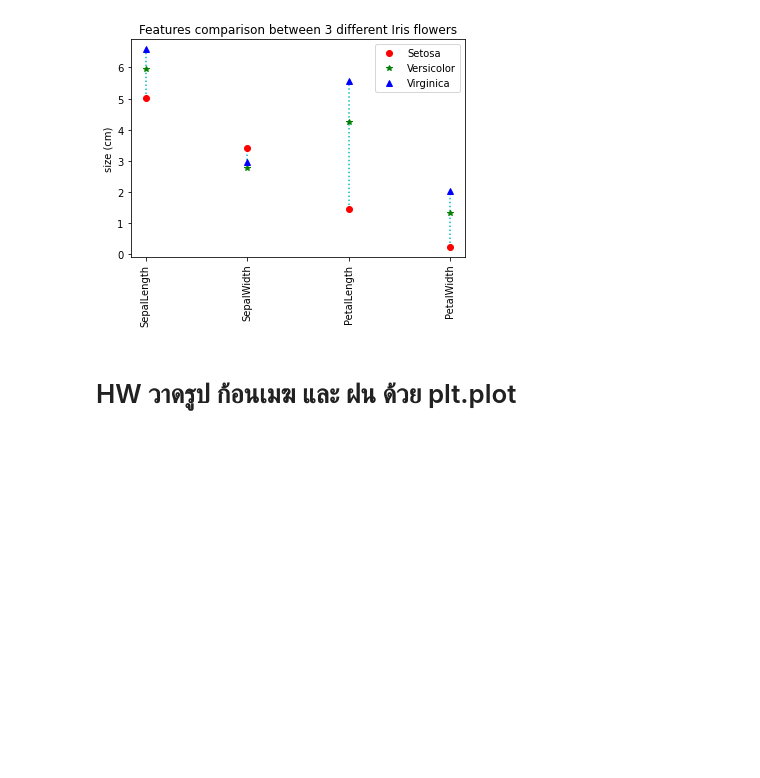
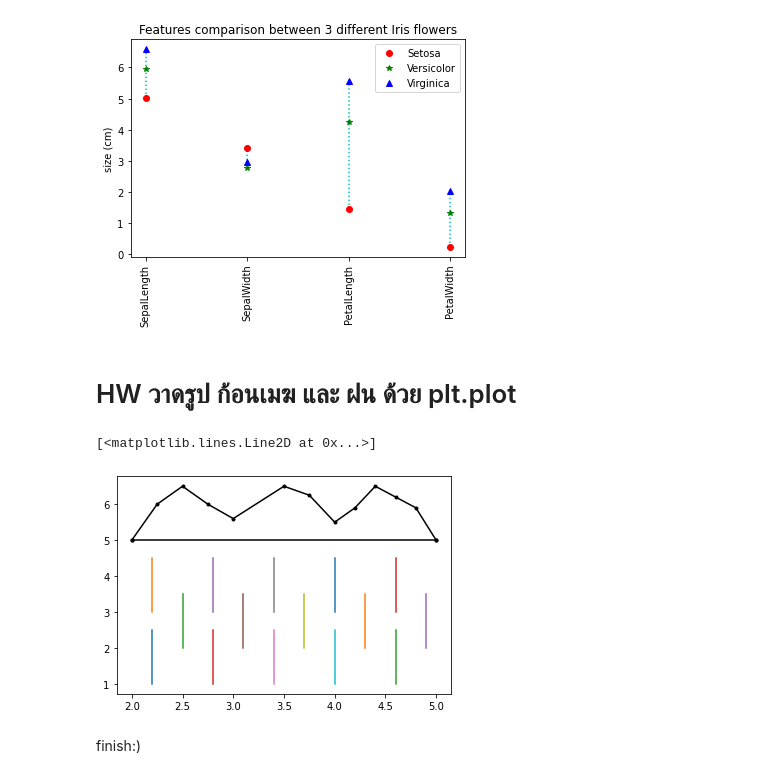
Before and after one commit to PhinyadaPhen/data_viz_2022, a Jupyter notebook: DataViz04_Data_Comparison.ipynb, the cells around one changed output. Cells and saved outputs as stored; diff of their text form; code cells hidden in the pictures; blank space fills up the shorter version.

```diff
--- a/DataViz04_Data_Comparison.ipynb
+++ b/DataViz04_Data_Comparison.ipynb
@@ -157,3 +157,22 @@ plt.ylabel('size (cm)');
 [figure]
 # %% [markdown]
 # HW วาดรูป ก้อนเมฆ และ ฝน ด้วย plt.plot
+# %%
+plt.plot([2,5],[5,5],'k.-')
+plt.plot([2,2.25,2.5,2.75,3,3.5,3.75,4,4.2,4.4,4.6,4.8,5],[5,6,6.5,6,5.6,6.5,6.25,5.5,5.9,6.5,6.2,5.9,5],'k.-')
+
+plt.plot([2.2,2.2],[1,2.5],[2.2,2.2],[3,4.5])
+plt.plot([2.5,2.5],[2,3.5])
+plt.plot([2.8,2.8],[1,2.5],[2.8,2.8],[3,4.5])
+plt.plot([3.1,3.1],[2,3.5])
+plt.plot([3.4,3.4],[1,2.5],[3.4,3.4],[3,4.5])
+plt.plot([3.7,3.7],[2,3.5])
+plt.plot([4,4],[1,2.5],[4,4],[3,4.5])
+plt.plot([4.3,4.3],[2,3.5])
+plt.plot([4.6,4.6],[1,2.5],[4.6,4.6],[3,4.5])
+plt.plot([4.9,4.9],[2,3.5])
+# %% [output]
+[<matplotlib.lines.Line2D at 0x...>]
+[figure, added]
+# %% [markdown]
+finish:)
```
